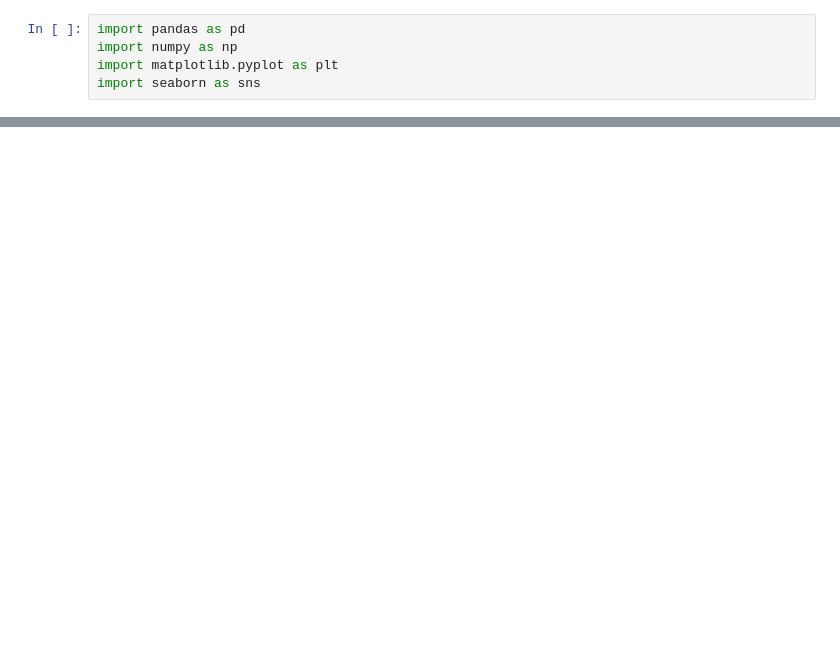
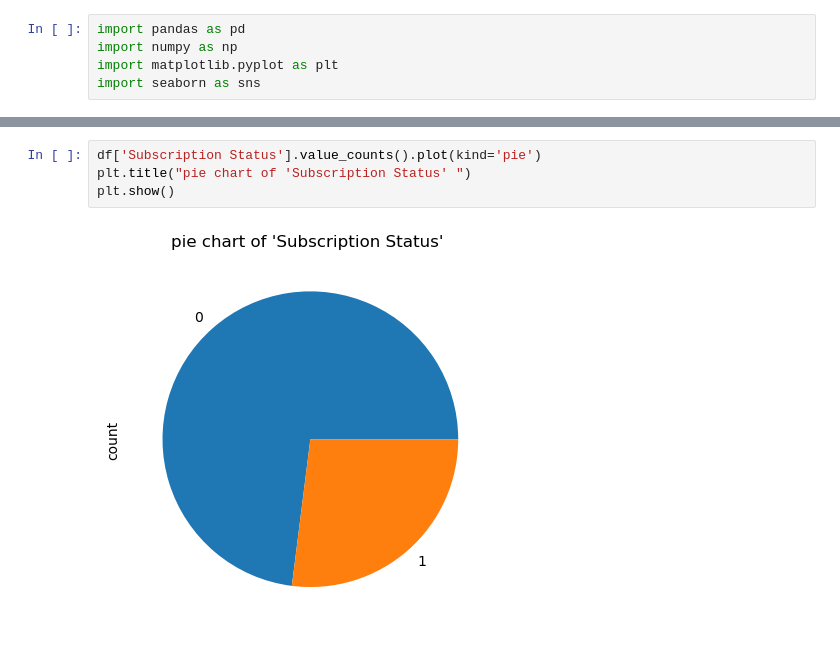
Before and after one commit to harhash891/mohamed-saed-mohamed-hasan-ahmed, a Jupyter notebook: n1.ipynb, the cells around one changed output, grey strips where cells are left out. Cells and saved outputs as stored; diff of their text form; blank space fills up the shorter version.

```diff
--- a/n1.ipynb
+++ b/n1.ipynb
@@ -110,0 +85,6 @@ for col in catogre_col:
+# %%
+df['Subscription Status'].value_counts().plot(kind='pie')
+plt.title("pie chart of 'Subscription Status' ")
+plt.show()
+# %% [output]
+[figure, added]
```
Also changed, not shown: parts of 49 cells of this notebook.
